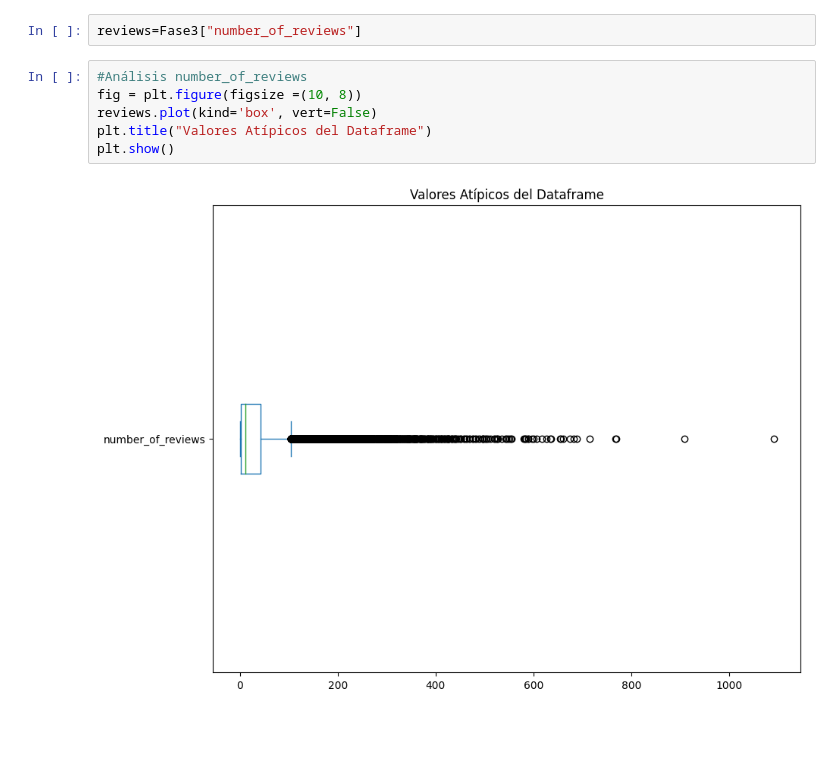
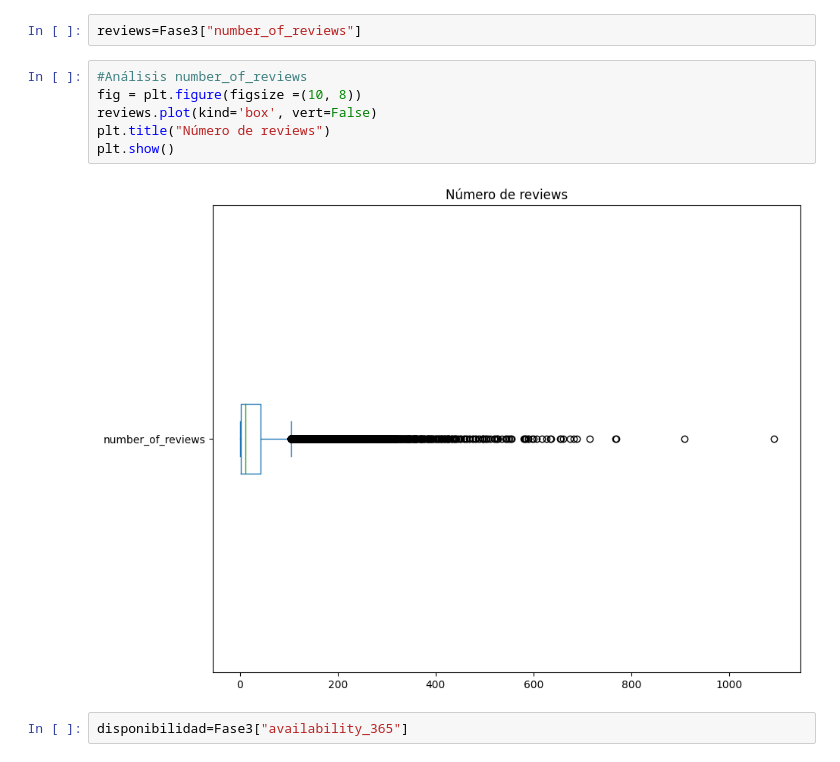
Before and after one commit to AlbertoMuro/Actividad6, a Jupyter notebook: Actividad6(Reto final).ipynb, the cells around one changed output. Drawn from its saved outputs; the diff is of its cells as text; blank space fills up the shorter version.

```diff
--- a/Actividad6(Reto final).ipynb
+++ b/Actividad6(Reto final).ipynb
@@ -818,8 +806,10 @@ reviews=Fase3["number_of_reviews"]
 # %%
 #Análisis number_of_reviews
 fig = plt.figure(figsize =(10, 8))
 reviews.plot(kind='box', vert=False)
-plt.title("Valores Atípicos del Dataframe")
+plt.title("Número de reviews")
 plt.show()
 # %% [output]
-[figure, old version]
+[figure, new version]
+# %%
+disponibilidad=Fase3["availability_365"]
```
Also changed, not shown: parts of 12 cells of this notebook, 1 other file.
